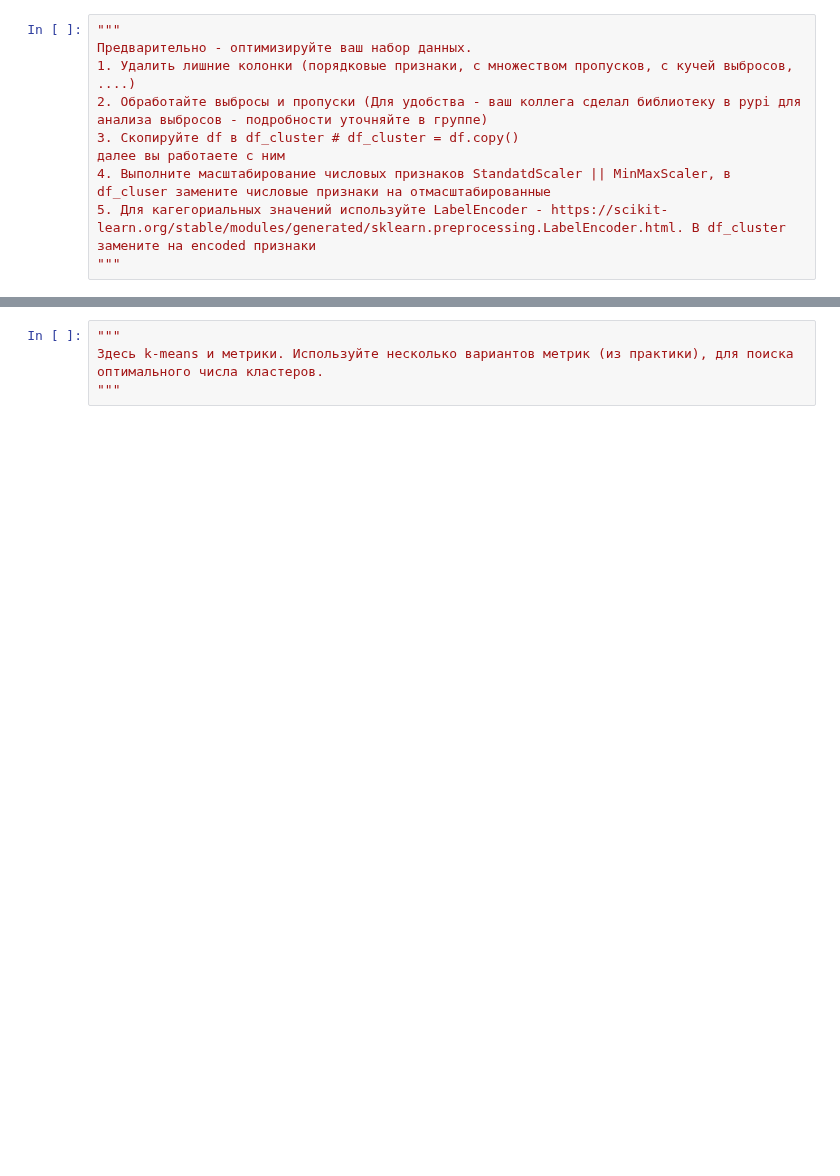
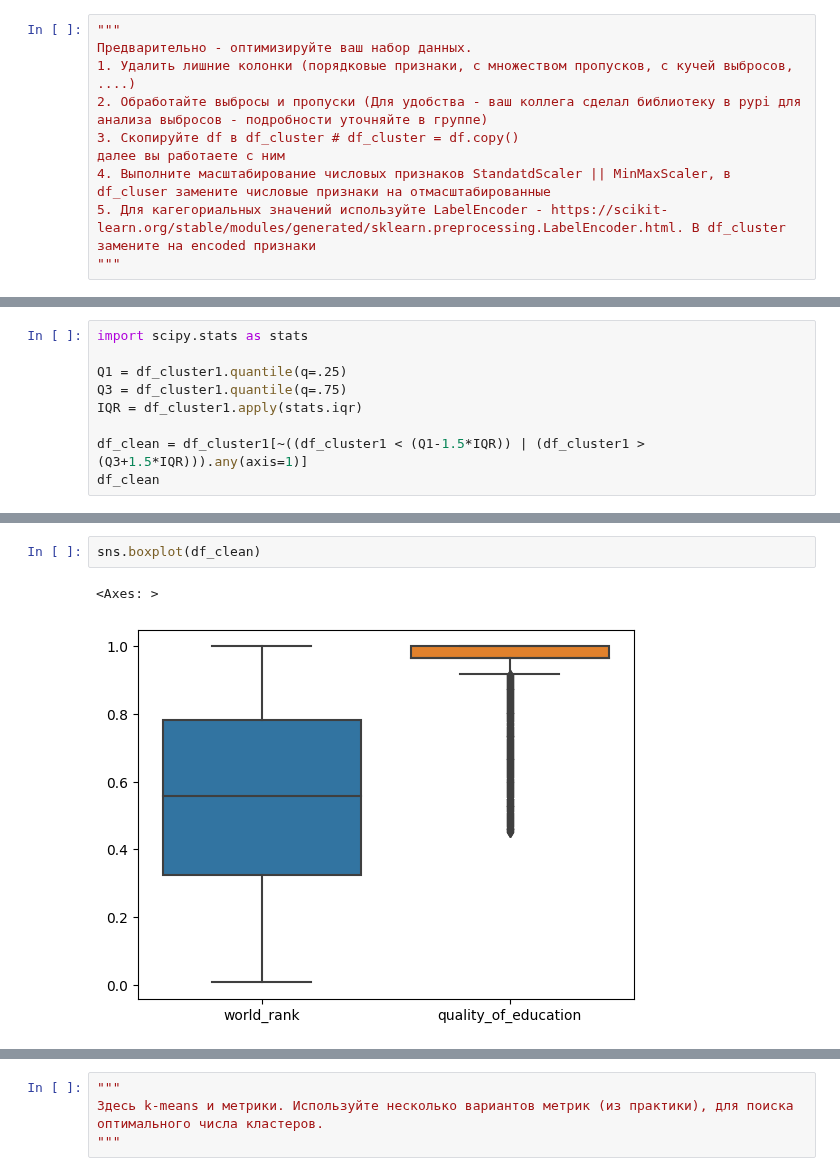
Before and after one commit to shyguuy/lab, a Jupyter notebook: lab4/Задание_4.ipynb, the cells around one changed output, grey strips where cells are left out. Saved outputs shown, nothing was run; the diff lists cells and outputs as text; blank space fills up the shorter version.

```diff
--- a/lab4/Задание_4.ipynb
+++ b/lab4/Задание_4.ipynb
@@ -216,0 +280,9 @@ df_cluster
+# %%
+import scipy.stats as stats
+
+Q1 = df_cluster1.quantile(q=.25)
+Q3 = df_cluster1.quantile(q=.75)
+IQR = df_cluster1.apply(stats.iqr)
+
+df_clean = df_cluster1[~((df_cluster1 < (Q1-1.5*IQR)) | (df_cluster1 > (Q3+1.5*IQR))).any(axis=1)]
+df_clean
@@ -216,0 +303,5 @@ df_cluster
+# %%
+sns.boxplot(df_clean)
+# %% [output]
+<Axes: >
+[figure, added]
```
Also changed, not shown: parts of 25 cells of this notebook.
